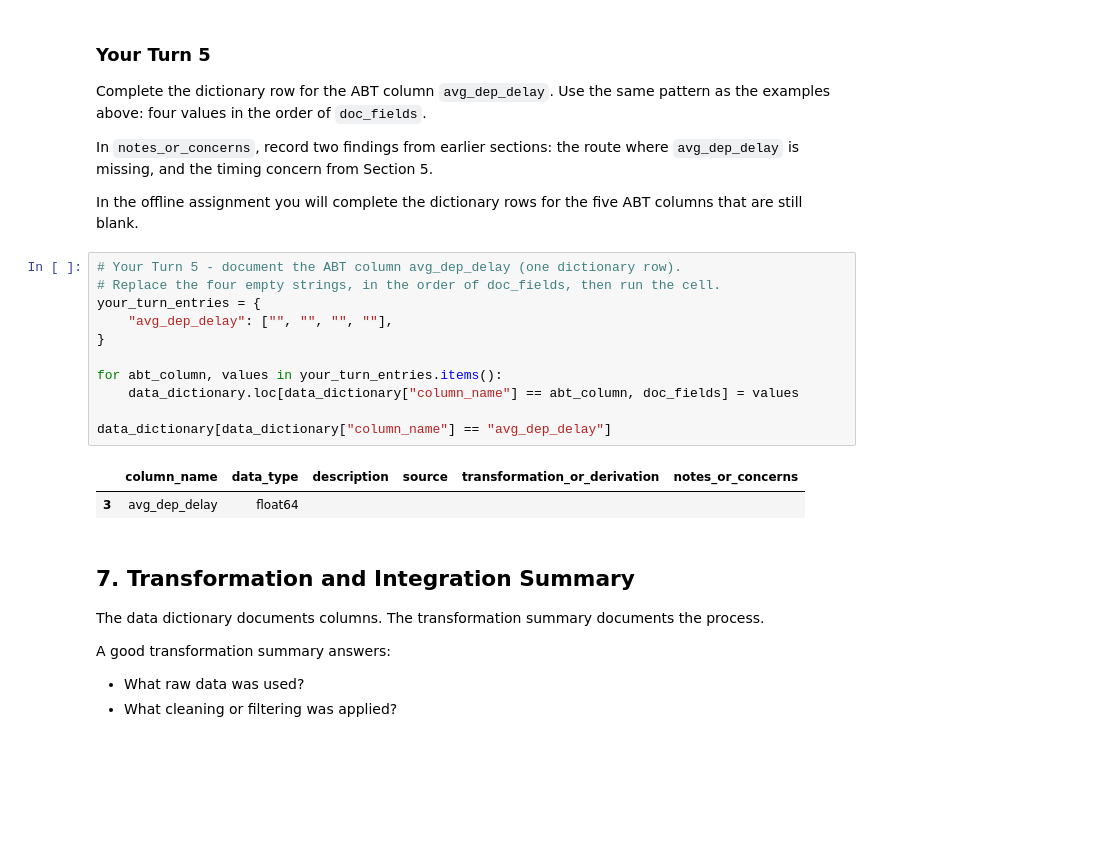
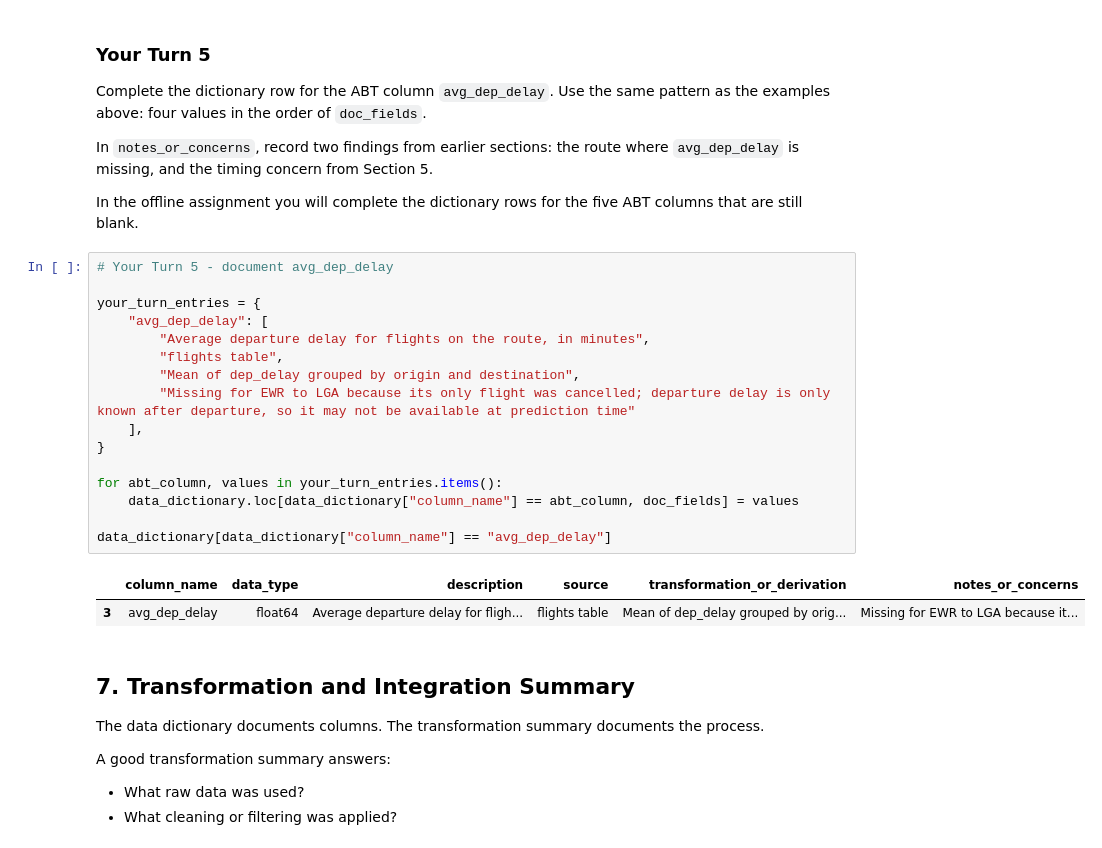
Before and after one commit to diantasmaa/ban6003-week-11-abt-documentation-template, a Jupyter notebook: notebooks/module11_abt_documentation_guided_lab.ipynb, the cells around one changed output. Cells and saved outputs as stored; diff of their text form; blank space fills up the shorter version.

```diff
--- a/notebooks/module11_abt_documentation_guided_lab.ipynb
+++ b/notebooks/module11_abt_documentation_guided_lab.ipynb
@@ -532,19 +538,24 @@ In `notes_or_concerns`, record two findings from earlier sections: the route whe
 
 In the offline assignment you will complete the dictionary rows for the five ABT columns that are still blank.
 # %%
-# Your Turn 5 - document the ABT column avg_dep_delay (one dictionary row).
-# Replace the four empty strings, in the order of doc_fields, then run the cell.
+# Your Turn 5 - document avg_dep_delay
+
 your_turn_entries = {
-    "avg_dep_delay": ["", "", "", ""],
+    "avg_dep_delay": [
+        "Average departure delay for flights on the route, in minutes",
+        "flights table",
+        "Mean of dep_delay grouped by origin and destination",
+        "Missing for EWR to LGA because its only flight was cancelled; departure delay is only known after departure, so it may not be available at prediction time"
+    ],
 }
 
 for abt_column, values in your_turn_entries.items():
     data_dictionary.loc[data_dictionary["column_name"] == abt_column, doc_fields] = values
 
 data_dictionary[data_dictionary["column_name"] == "avg_dep_delay"]
 # %% [output]
 |  | column_name | data_type | description | source | transformation_or_derivation | notes_or_concerns |
-| 3 | avg_dep_delay | float64 |  |  |  |  |
+| 3 | avg_dep_delay | float64 | Average departure delay for fligh... | flights table | Mean of dep_delay grouped by orig... | Missing for EWR to LGA because it... |
 # %% [markdown]
 ## 7. Transformation and Integration Summary
 
```
Also changed, not shown: parts of 5 cells of this notebook.
